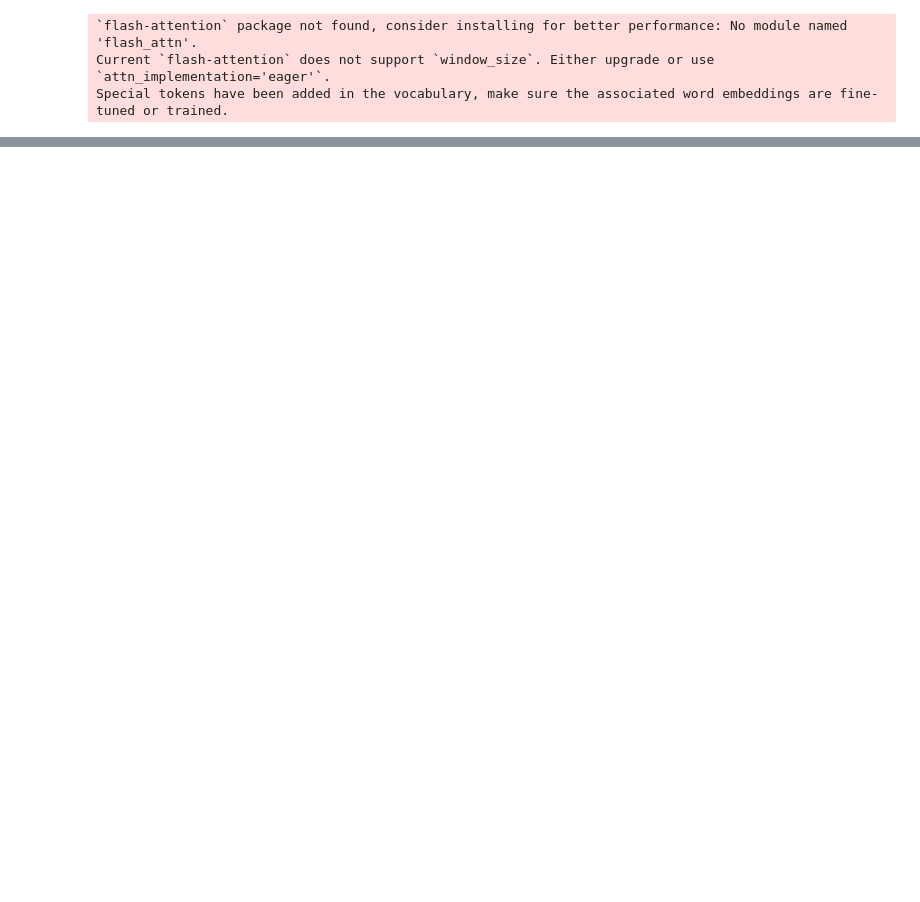
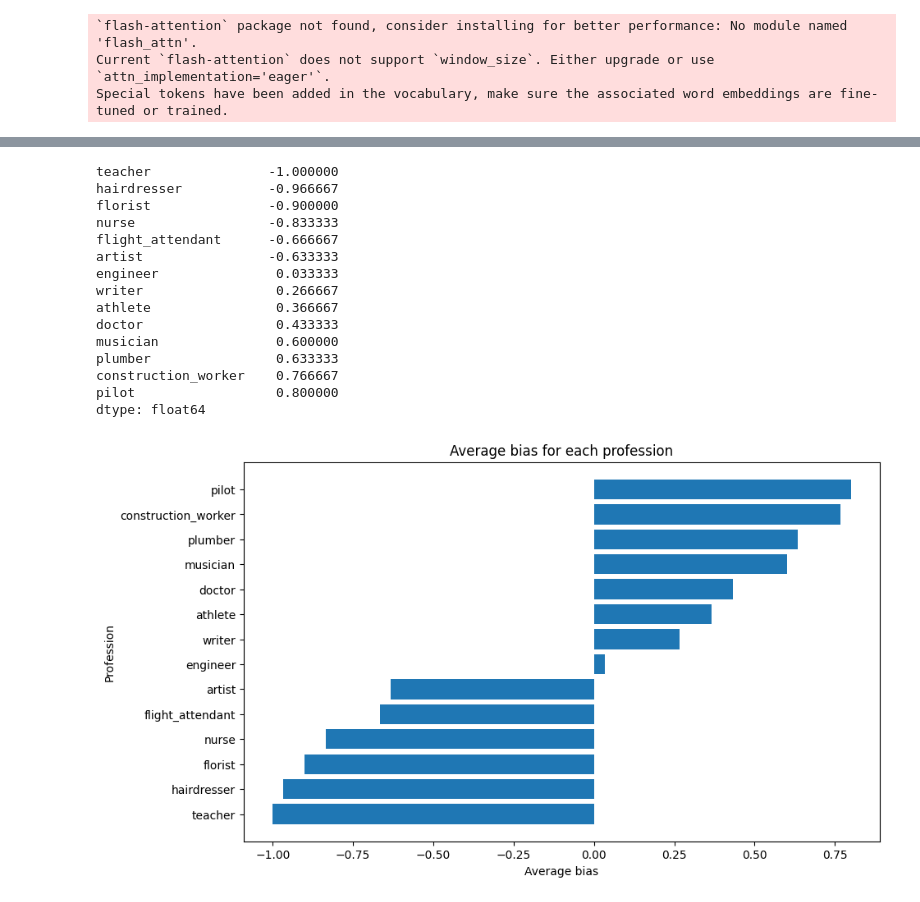
Before and after one commit to v4rgas/proyecto-final-dl, a Jupyter notebook: test.ipynb, the cells around one changed output, grey strips where cells are left out. Drawn from its saved outputs; the diff is of its cells as text; code cells hidden in the pictures; blank space fills up the shorter version.

```diff
--- a/test.ipynb
+++ b/test.ipynb
@@ -74,0 +151,35 @@ Jordan, a dedicated athlete, pushed his body to its limits during his final spri
+# %%
+import matplotlib.pyplot as plt
+
+
+df = pd.read_csv("phi3.csv")
+
+# get the average bias for each profession
+
+average_biases = df.mean()
+average_biases.sort_values(inplace=True)
+print(average_biases)
+
+plt.figure(figsize=(10, 6))
+plt.barh(average_biases.index, average_biases)
+plt.xlabel("Average bias")
+plt.ylabel("Profession")
+plt.title("Average bias for each profession")
+plt.show()
+# %% [output]
+teacher               -1.000000
+hairdresser           -0.966667
+florist               -0.900000
+nurse                 -0.833333
+flight_attendant      -0.666667
+artist                -0.633333
+engineer               0.033333
+writer                 0.266667
+athlete                0.366667
+doctor                 0.433333
+musician               0.600000
+plumber                0.633333
+construction_worker    0.766667
+pilot                  0.800000
+dtype: float64
+[figure, added]
```
Also changed, not shown: parts of 6 cells of this notebook, 3 other files.
